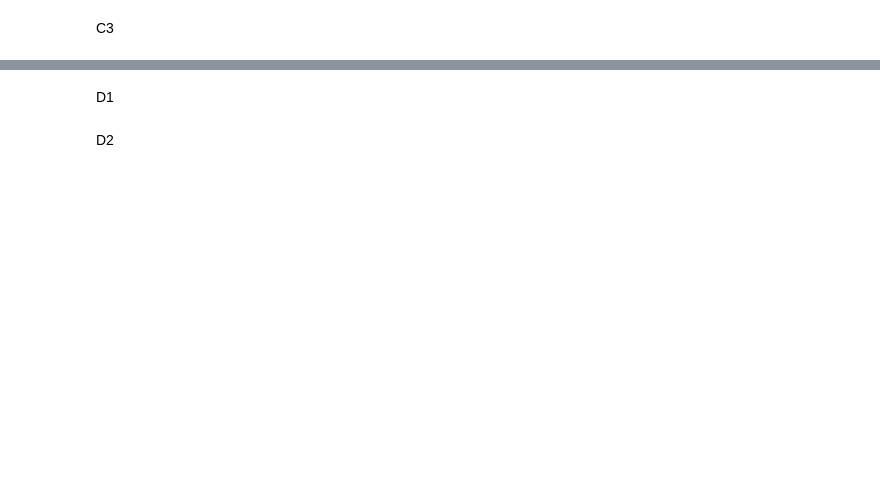
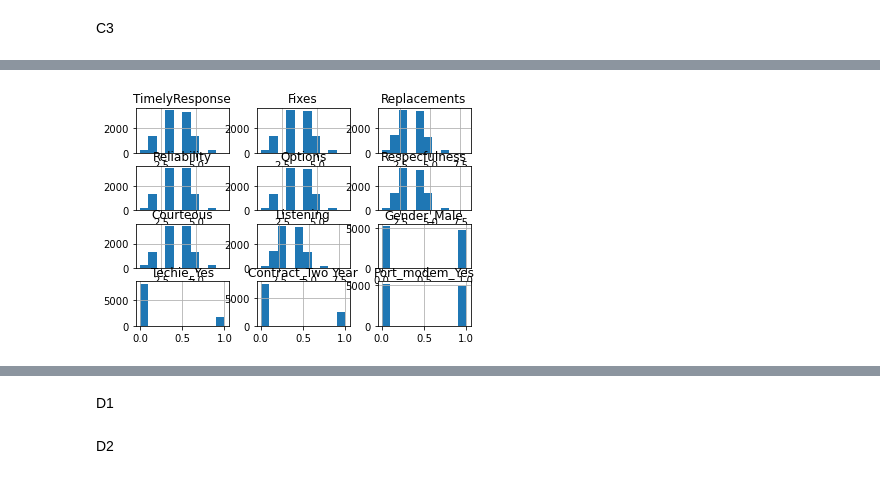
Before and after one commit to michaelle93/D209, a Jupyter notebook: D209PA2.ipynb, the cells around one changed output, grey strips where cells are left out. Cells and saved outputs as stored; diff of their text form; code cells hidden in the pictures; blank space fills up the shorter version.

```diff
--- a/D209PA2.ipynb
+++ b/D209PA2.ipynb
@@ -35,0 +318,7 @@ C4
+# %%
+df[[ 'TimelyResponse', 'Fixes', 'Replacements', 'Reliability', 'Options',
+       'Respecfulness', 'Courteous', 'Listening', 'Gender_Male',
+       'Techie_Yes', 'Contract_Two Year', 'Port_modem_Yes']].hist()
+plt.show()
+# %% [output]
+[figure, added]
```
Also changed, not shown: parts of 50 cells of this notebook, 1 other file.
